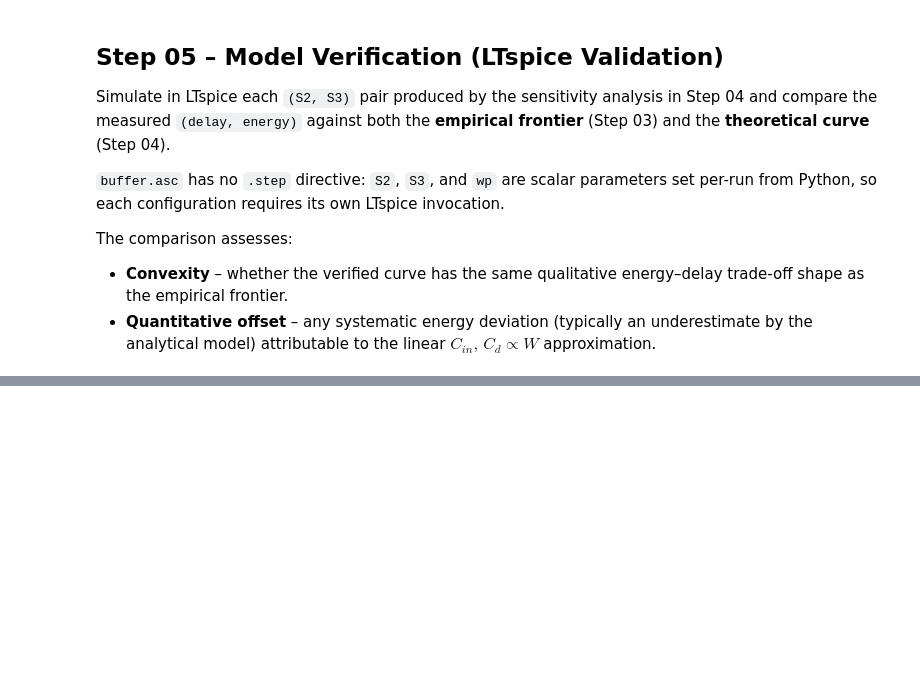
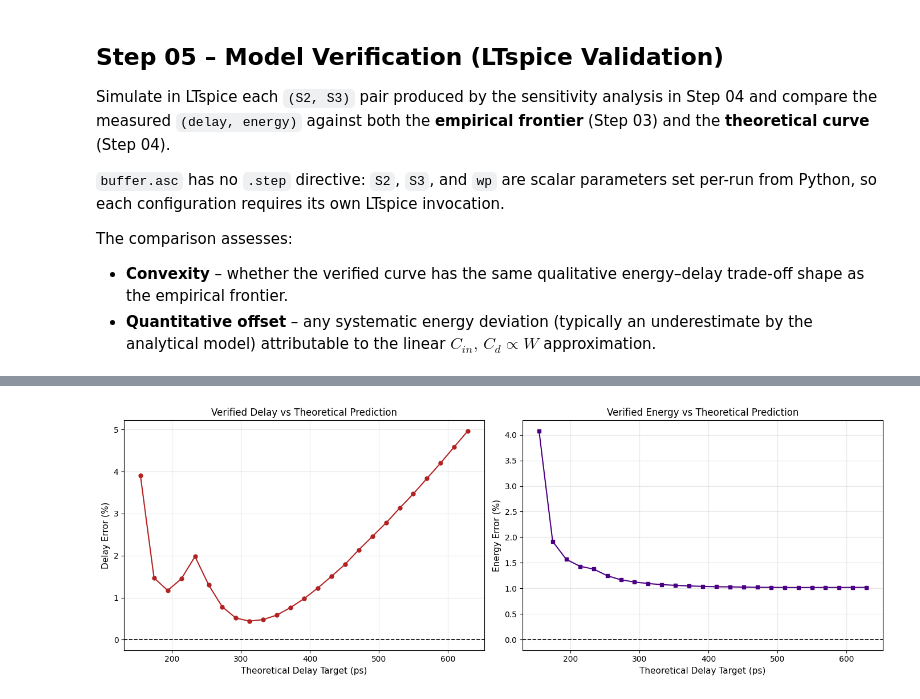
Before and after one commit to XBlayz/Low_power-projects, a Jupyter notebook: notebooks/project-01.ipynb, the cells around one changed output, grey strips where cells are left out. Cells and saved outputs as stored; diff of their text form; code cells hidden in the pictures; blank space fills up the shorter version.

```diff
--- a/notebooks/project-01.ipynb
+++ b/notebooks/project-01.ipynb
@@ -1122,0 +1152,33 @@ print("=" * 60)
+# %%
+# --- STEP 05.3: MODEL ACCURACY - RELATIVE ERROR (%) ---
+# Evaluates the percentage error between the theoretical analytical model
+# and the LTspice verified simulation for both delay and energy.
+# Positive error means LTspice resulted in higher values than predicted.
+
+fig, (ax1, ax2) = plt.subplots(1, 2, figsize=(14, 5))
+
+# Calculate relative errors
+error_delay = ((df_pareto_verified["delay"] - df_pareto_theoretical["delay"]) / df_pareto_theoretical["delay"]) * 100
+error_energy = ((df_pareto_verified["energy_tot"] - df_pareto_theoretical["energy_tot"]) / df_pareto_theoretical["energy_tot"]) * 100
+
+# Delay Error Plot
+ax1.plot(df_pareto_theoretical["delay"] * 1e12, error_delay, "o-", color="firebrick", markersize=5)
+ax1.axhline(0, color="black", linestyle="--", linewidth=1.2)
+ax1.set_xlabel("Theoretical Delay Target (ps)", fontsize=11)
+ax1.set_ylabel("Delay Error (%)", fontsize=11)
+ax1.set_title("Verified Delay vs Theoretical Prediction", fontsize=12)
+ax1.grid(True, alpha=0.3)
+
+# Energy Error Plot
+ax2.plot(df_pareto_theoretical["delay"] * 1e12, error_energy, "s-", color="indigo", markersize=5)
+ax2.axhline(0, color="black", linestyle="--", linewidth=1.2)
+ax2.set_xlabel("Theoretical Delay Target (ps)", fontsize=11)
+ax2.set_ylabel("Energy Error (%)", fontsize=11)
+ax2.set_title("Verified Energy vs Theoretical Prediction", fontsize=12)
+ax2.grid(True, alpha=0.3)
+
+plt.tight_layout()
+plt.savefig(OUTPUT_FIG_FOLDER / "step05_relative_errors.png", dpi=300)
+plt.show()
+# %% [output]
+[figure, added]
```
Also changed, not shown: parts of 6 cells of this notebook, 1 other file.
